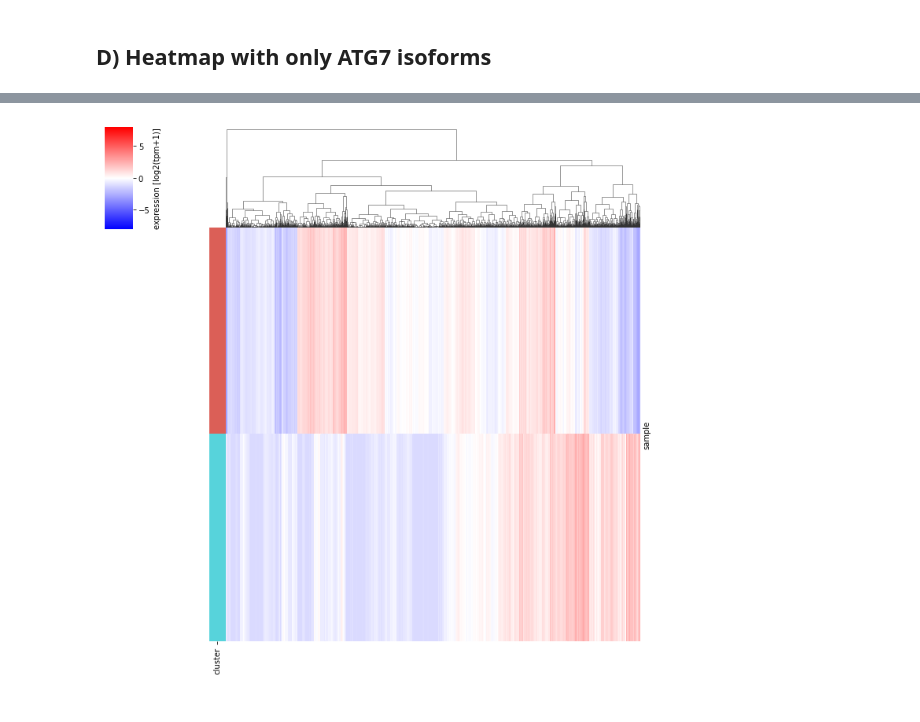
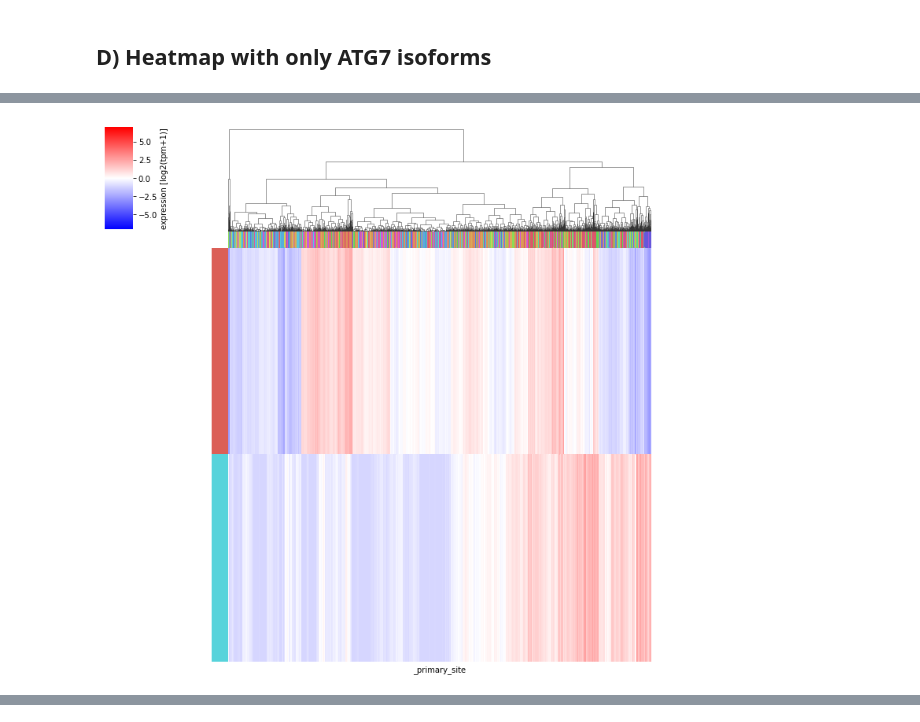
Before and after one commit to Keviosta/Article_short_isoform_ATG7_private, a Jupyter notebook: all_transcripts_expression_clusters/all_transcripts_expression_clusters_all.ipynb, the cells around one changed output, grey strips where cells are left out. Cells and saved outputs as stored; diff of their text form; code cells hidden in the pictures.

```diff
--- a/all_transcripts_expression_clusters/all_transcripts_expression_clusters_all.ipynb
+++ b/all_transcripts_expression_clusters/all_transcripts_expression_clusters_all.ipynb
@@ -191,0 +190,11 @@ cluster_uniq = df.pop("cluster")
+# %%
+%%time
+#Open the GTEx info
+path = input_file_directory + "/xenabrowser_brut_data/GTEx_info.tsv"
+df_gtex_info = pandas.read_csv(path, sep = "\t", index_col='sample')
+
+df_gtex_info = df_gtex_info[['_primary_site']]
+list_tissues = set(df_gtex_info['_primary_site'])
+
+print(df_gtex_info.shape)
+df_gtex_info.head()
@@ -231,26 +331,22 @@ Wall time: 2min 56s
 # %%
 %%time
-#all select ATG7(1) and (2)
-ATG7_1 = 'ENST00000354449.7'
-ATG7_2 = 'ENST00000354956.9'
-ensembl_atg7_list = [ATG7_1, ATG7_2]
-
-#create df with only ATG7(1) and (2) from df_clust1_2
-df_iso1_2 =  df_2_clusters[df_2_clusters.index.isin(ensembl_atg7_list)]
-print(df_iso1_2.shape)
-
 #use one color per isoform
 lut = dict(zip(ensembl_atg7_list, seaborn.hls_palette(2)))
 row_colors_isof = df_iso1_2.index.map(lut)
 
+lut2 = dict(zip(list_tissues, seaborn.hls_palette(31)))
+col_colors_tissues = df_iso1_2.columns.map(lut2)
+
 #plot
 seaborn.clustermap(df_iso1_2, cmap='bwr', col_cluster=True, row_cluster=False,
                    center=0,
-                   vmin=-8, vmax=8,
-                   row_colors= row_colors_clust,
+                   vmin=-7, vmax=7,
+                   row_colors= row_colors_isof,
+                   col_colors= col_colors_tissues,
                    yticklabels= '', xticklabels = '',
                    cbar_kws={'label':'expression [log2(tpm+1)]'})
 
 plt.show()
 plt.close()
 # %% [output]
+[figure, new version]
@@ -258 +353,0 @@ plt.close()
-[figure, old version]
```
Also changed, not shown: parts of 14 cells of this notebook, 1 other file.
